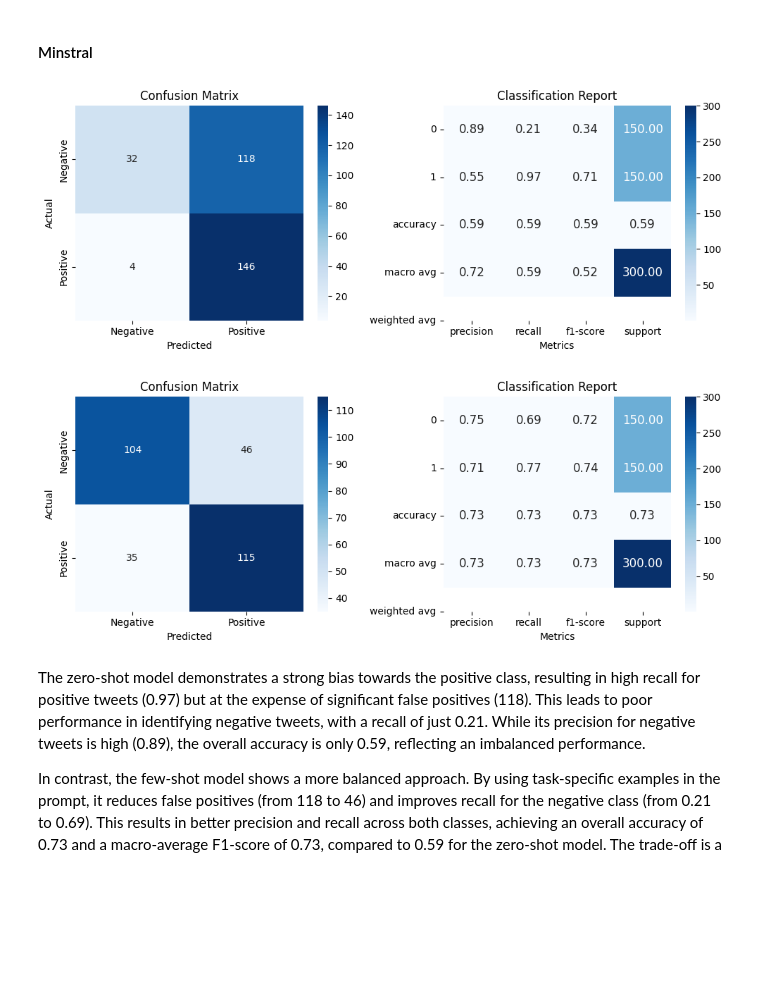
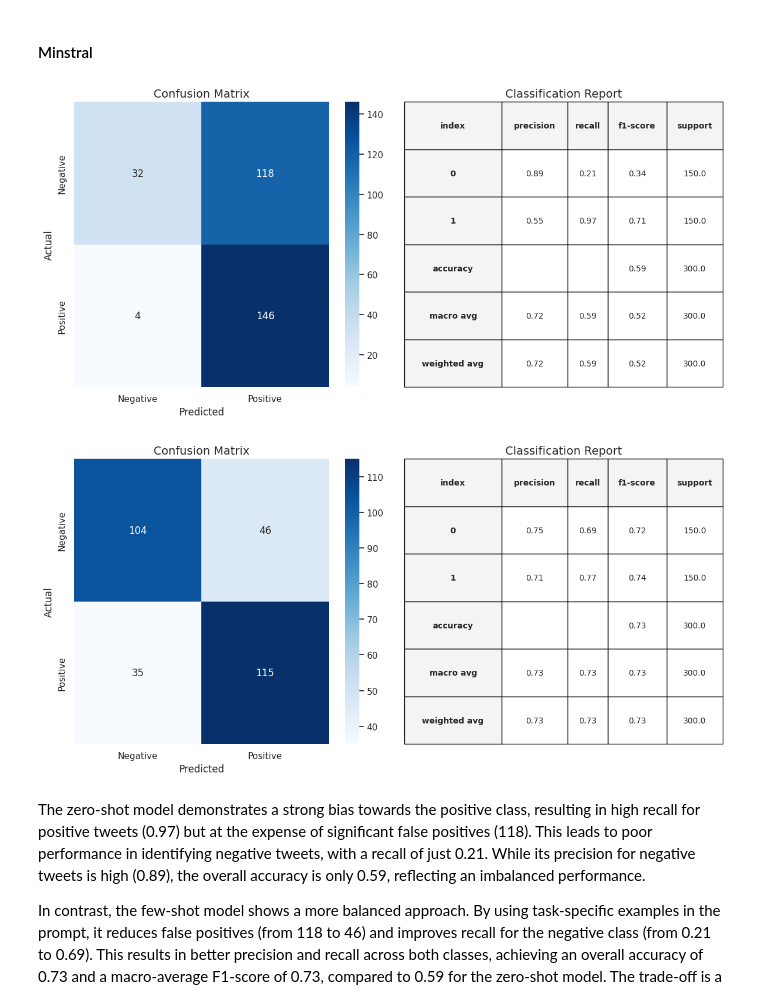
Before and after one commit to tancredibosi/nlp-assignments, a Jupyter notebook: [NLP_2425]_Assignment_2.ipynb, the cells around one changed output. Saved outputs shown, nothing was run; the diff lists cells and outputs as text; code cells hidden in the pictures; blank space fills up the shorter version.

```diff
--- a/[NLP_2425]_Assignment_2.ipynb
+++ b/[NLP_2425]_Assignment_2.ipynb
@@ -577,7 +566,7 @@ The new prompt template reports some demonstration examples to instruct the mode
 
 Generally, we provide an equal number of demonstrations per class as shown in the example below.
 # %%
-prompt = [
+prompt_example = [
     {
         'role': 'system',
         'content': 'You are an annotator for sexism detection.'
@@ -633,15 +624,22 @@ def build_few_shot_demonstrations(demonstrations, num_per_class=2):
     # Group by class and sample demonstrations
     few_shot_examples = []
     grouped = demonstrations.groupby("label_sexist")
-    for label, group in grouped:
-        sampled = group.sample(n=min(num_per_class, len(group)), random_state=42)
-        few_shot_examples.extend(sampled["text"].tolist())
+    for _ in range(len(test_data)):
+        examples = []
+        for label, group in grouped:
+            sampled = group.sample(n=min(num_per_class, len(group)))
+            examples.extend(sampled["text"].tolist())
 
+        example_str = ''
+        for i in range(len(examples)):
+            example_str += '\nTEXT: ' + examples[i] + '\nANSWER: ' + ('NO' if i < num_per_class else 'YES')
+
+        few_shot_examples.append(example_str)
 
     return few_shot_examples
 # %%
 num_per_class = 2
 few_shot_examples = build_few_shot_demonstrations(demonstrations, num_per_class)
 # %%
-for i in range(len(few_shot_examples)):
-  few_shot_examples[i] = 'TEXT: ' + few_shot_examples[i] + '\nANSWER: ' + ('NO' if i < num_per_class else 'YES')
+for i in range(10):
+    print(few_shot_examples[i])
@@ -682,19 +698,20 @@ def prepare_prompts_few_shot(texts, prompt_template, tokenizer, examples, max_le
         Tokenized outputs and prepared prompts.
     """
     # Combine examples into formatted string
-    examples_text = "\n".join(
-        examples[i % len(examples)] for i in range(2 * num_per_class)
-    )
+    #examples_text = "\n".join(
+    #    examples[i % len(examples)] for i in range(2 * num_per_class)
+    #)
 
     prompts = []
-    for text in texts:
+    for i, text in enumerate(texts):
+        example = examples[i]
         # Create the prompt and insert examples where `{examples}` is found
         current_prompt = [
             {
                 'role': entry['role'],
                 'content': entry['content']
                 .replace("{text}", text)
-                .replace("{examples}", examples_text) if '{examples}' in entry['content'] else entry['content']
+                .replace("{examples}", example) if '{examples}' in entry['content'] else entry['content']
             }
             for entry in prompt_template
         ]
@@ -923,13 +958,13 @@ def plot_confusion_and_pr_curve(y_pred, y_test):
 # %% [markdown]
 #### Minstral
 # %%
-plot_confusion_and_pr_curve(metrics_dict_zero_shot_1['predictions'], test_data['label_sexist'])
+plot_confusion_and_classification_report(metrics_dict_zero_shot_1['predictions'], test_data['label_sexist'])
 # %% [output]
-[figure, old version]
+[figure, new version]
 # %%
-plot_confusion_and_pr_curve(metrics_dict_few_shot_1['predictions'], test_data['label_sexist'])
+plot_confusion_and_classification_report(metrics_dict_few_shot_1['predictions'], test_data['label_sexist'])
 # %% [output]
-[figure, old version]
+[figure, new version]
 # %% [markdown]
 The zero-shot model demonstrates a strong bias towards the positive class, resulting in high recall for positive tweets (0.97) but at the expense of significant false positives (118). This leads to poor performance in identifying negative tweets, with a recall of just 0.21. While its precision for negative tweets is high (0.89), the overall accuracy is only 0.59, reflecting an imbalanced performance.
 
```
Also changed, not shown: parts of 39 cells of this notebook, 1 other file.
